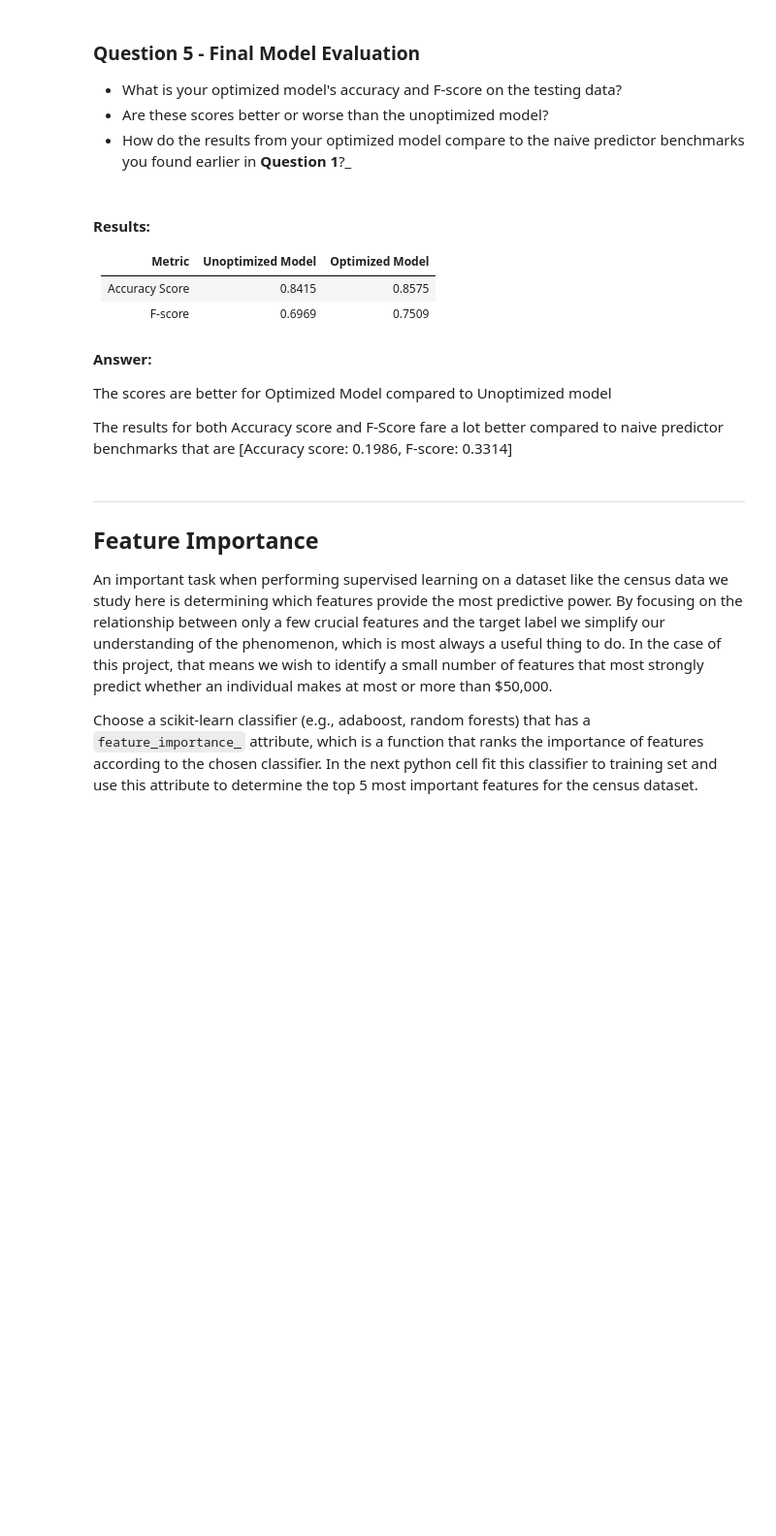
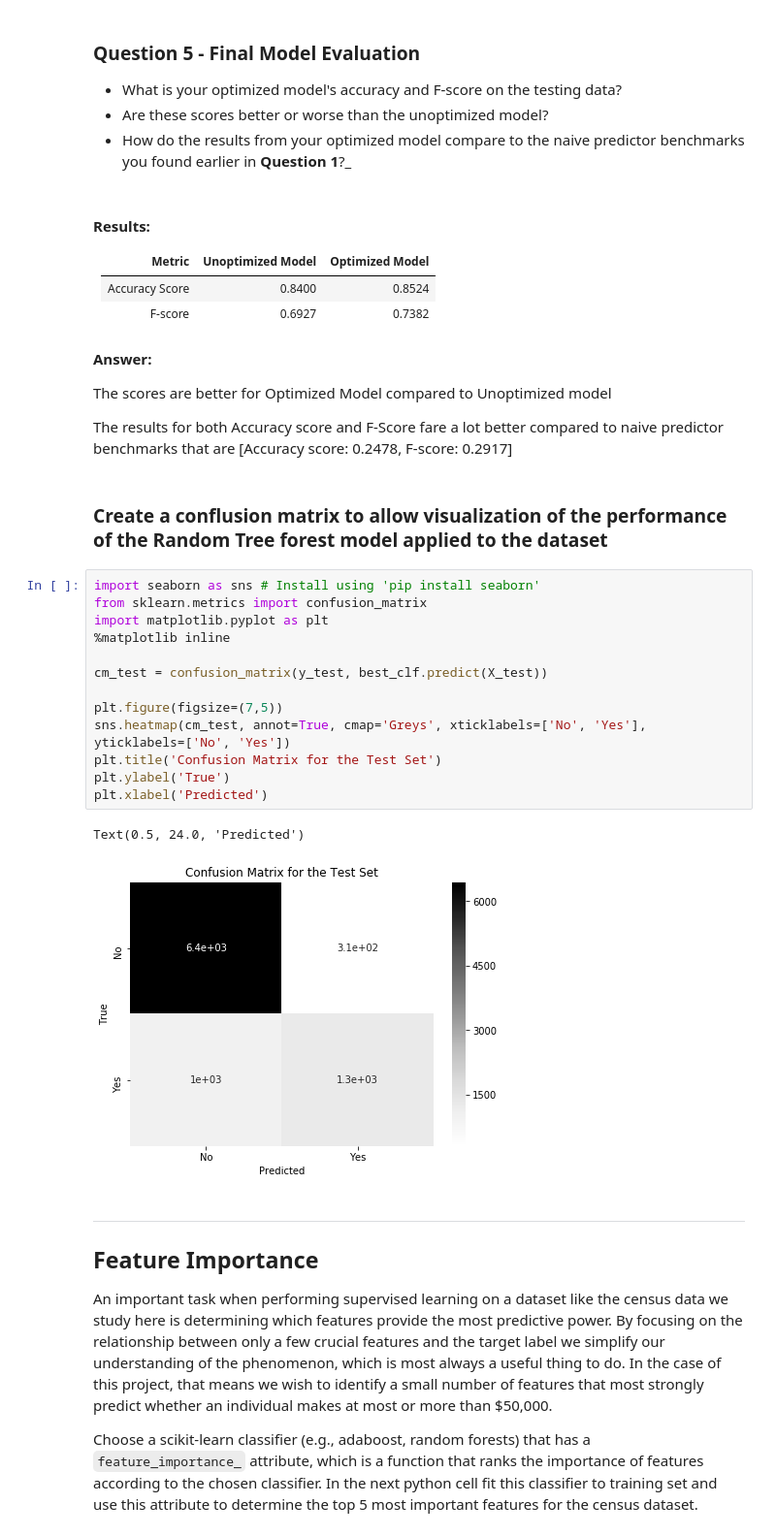
Before and after one commit to shalin4788/Image-Donors_ML-techniques, a Jupyter notebook: finding_donors.ipynb, the cells around one changed output. Shown: that part at 97% size. Saved outputs shown, nothing was run; the diff lists cells and outputs as text; blank space fills up the shorter version.

```diff
--- a/finding_donors.ipynb
+++ b/finding_donors.ipynb
@@ -669,15 +674,33 @@ Final F-score on the testing data: 0.7509
 
 |     Metric     | Unoptimized Model | Optimized Model |
 | :------------: | :---------------: | :-------------: |
-| Accuracy Score |    0.8415         |    0.8575       |
-| F-score        |    0.6969         |    0.7509       |
+| Accuracy Score |    0.8400         |    0.8524       |
+| F-score        |    0.6927         |    0.7382       |
 # %% [markdown]
 **Answer:**
 
 The scores are better for Optimized Model compared to Unoptimized model
 
 The results for both Accuracy score and F-Score fare a lot better compared to naive predictor benchmarks that are
-[Accuracy score: 0.1986, F-score: 0.3314]
+[Accuracy score: 0.2478, F-score: 0.2917]
+# %% [markdown]
+### Create a conflusion matrix to allow visualization of the performance of the Random Tree forest model applied to the dataset
+# %%
+import seaborn as sns # Install using 'pip install seaborn'
+from sklearn.metrics import confusion_matrix
+import matplotlib.pyplot as plt
+%matplotlib inline
+
+cm_test = confusion_matrix(y_test, best_clf.predict(X_test))
+
+plt.figure(figsize=(7,5))
+sns.heatmap(cm_test, annot=True, cmap='Greys', xticklabels=['No', 'Yes'], yticklabels=['No', 'Yes'])
+plt.title('Confusion Matrix for the Test Set')
+plt.ylabel('True')
+plt.xlabel('Predicted')
+# %% [output]
+Text(0.5, 24.0, 'Predicted')
+[figure, added]
 # %% [markdown]
 ----
 ## Feature Importance
```
Also changed, not shown: parts of 12 cells of this notebook, 1 other file.
